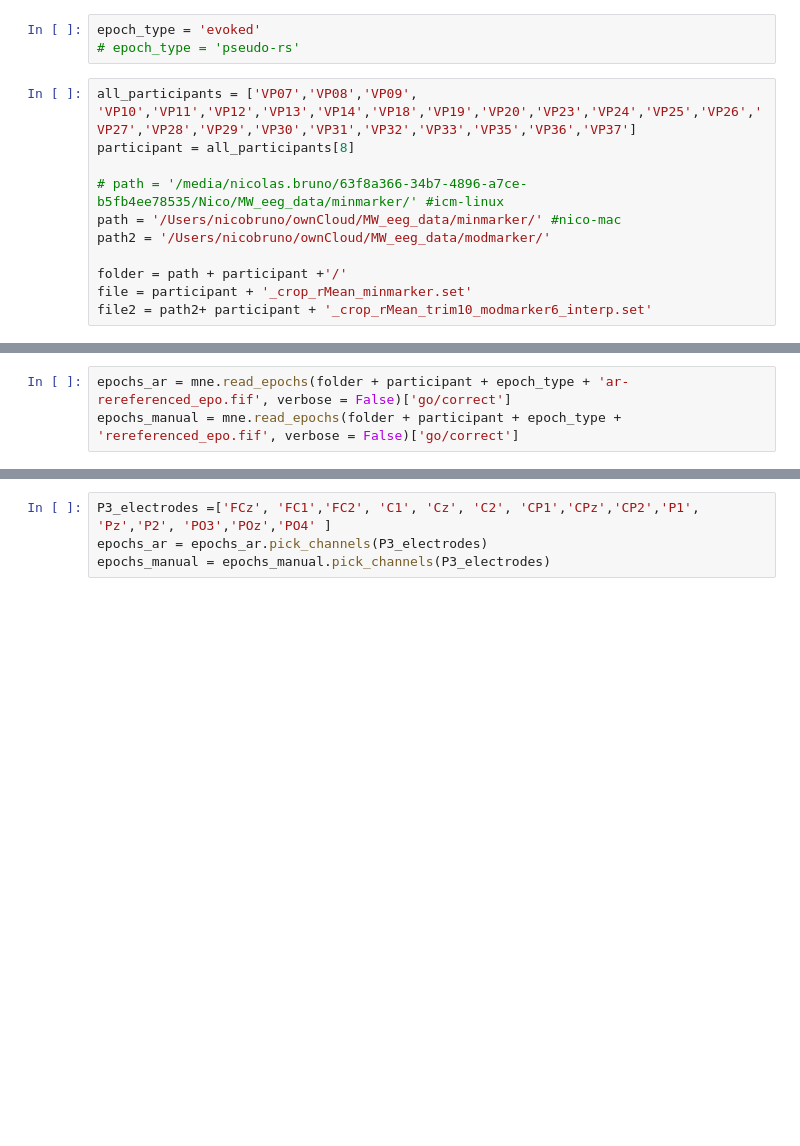
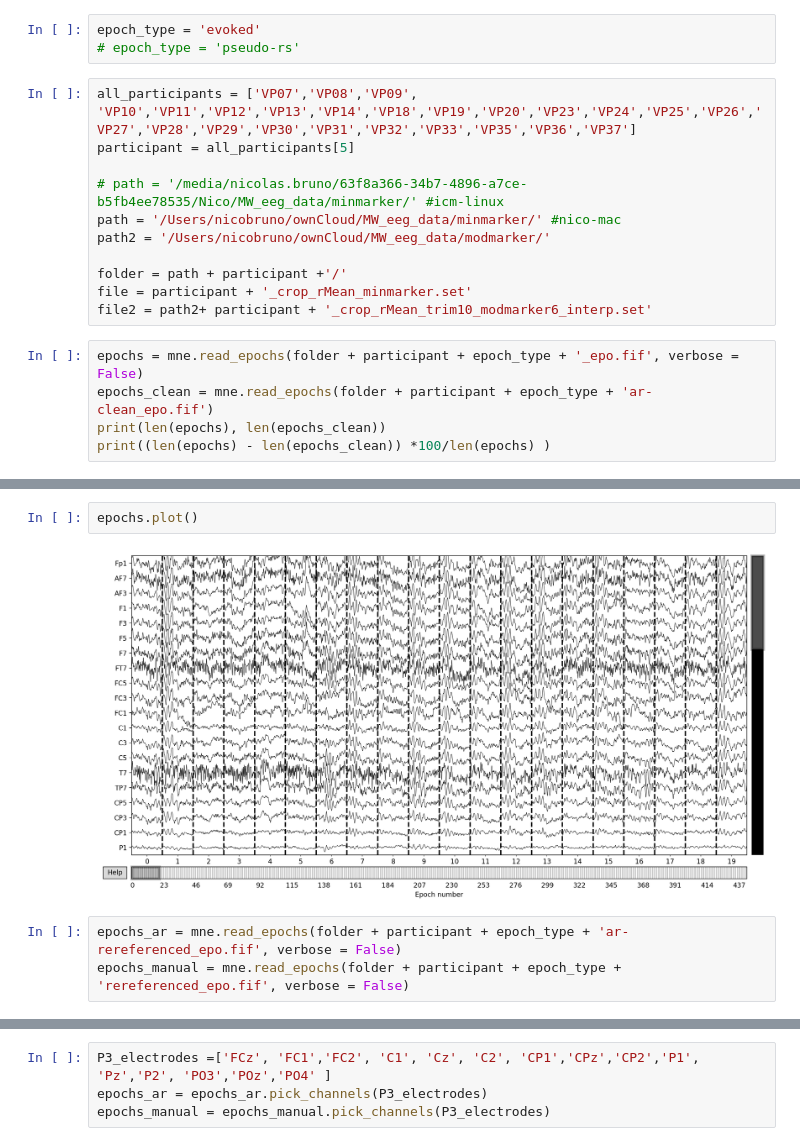
Before and after one commit to Nicobruno92/mw_markers_project, a Jupyter notebook: compare.ipynb, the cells around one changed output, grey strips where cells are left out. Saved outputs shown, nothing was run; the diff lists cells and outputs as text; blank space fills up the shorter version.

```diff
--- a/compare.ipynb
+++ b/compare.ipynb
@@ -9,7 +9,7 @@ epoch_type = 'evoked'
 # epoch_type = 'pseudo-rs'
 # %%
 all_participants = ['VP07','VP08','VP09', 'VP10','VP11','VP12','VP13','VP14','VP18','VP19','VP20','VP23','VP24','VP25','VP26','VP27','VP28','VP29','VP30','VP31','VP32','VP33','VP35','VP36','VP37']
-participant = all_participants[8]
+participant = all_participants[5]
 
 # path = '/media/nicolas.bruno/63f8a366-34b7-4896-a7ce-b5fb4ee78535/Nico/MW_eeg_data/minmarker/' #icm-linux
 path = '/Users/nicobruno/ownCloud/MW_eeg_data/minmarker/' #nico-mac
@@ -18,3 +18,8 @@ path2 = '/Users/nicobruno/ownCloud/MW_eeg_data/modmarker/'
 folder = path + participant +'/'
 file = participant + '_crop_rMean_minmarker.set'
 file2 = path2+ participant + '_crop_rMean_trim10_modmarker6_interp.set'
+# %%
+epochs = mne.read_epochs(folder + participant + epoch_type + '_epo.fif', verbose = False)
+epochs_clean = mne.read_epochs(folder + participant + epoch_type + 'ar-clean_epo.fif')
+print(len(epochs), len(epochs_clean))
+print((len(epochs) - len(epochs_clean)) *100/len(epochs) )
@@ -21,6 +38,10 @@ file2 = path2+ participant + '_crop_rMean_trim10_modmarker6_interp.set'
+# %%
+epochs.plot()
+# %% [output]
+[figure, added]
 # %%
-epochs_ar = mne.read_epochs(folder + participant + epoch_type + 'ar-rereferenced_epo.fif', verbose = False)['go/correct']
-epochs_manual = mne.read_epochs(folder + participant + epoch_type + 'rereferenced_epo.fif', verbose = False)['go/correct']
+epochs_ar = mne.read_epochs(folder + participant + epoch_type + 'ar-rereferenced_epo.fif', verbose = False)
+epochs_manual = mne.read_epochs(folder + participant + epoch_type + 'rereferenced_epo.fif', verbose = False)
 # %%
 raw_min = mne.io.read_raw(folder + participant + 'filt_raw.fif', preload = True)
 events, event_dict = utils.make_correct_labels(raw_min)
```
Also changed, not shown: parts of 8 cells of this notebook, 4 other files.
